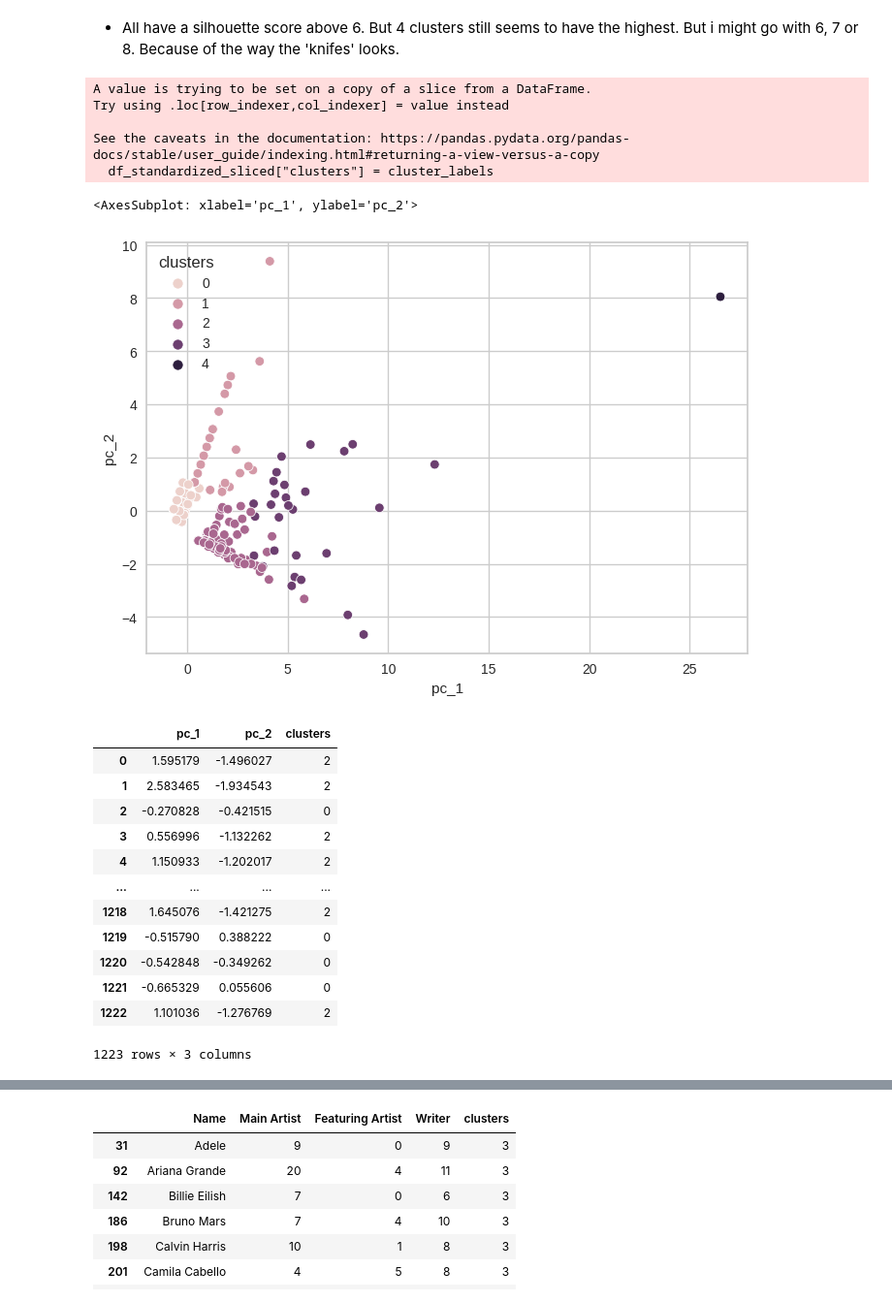
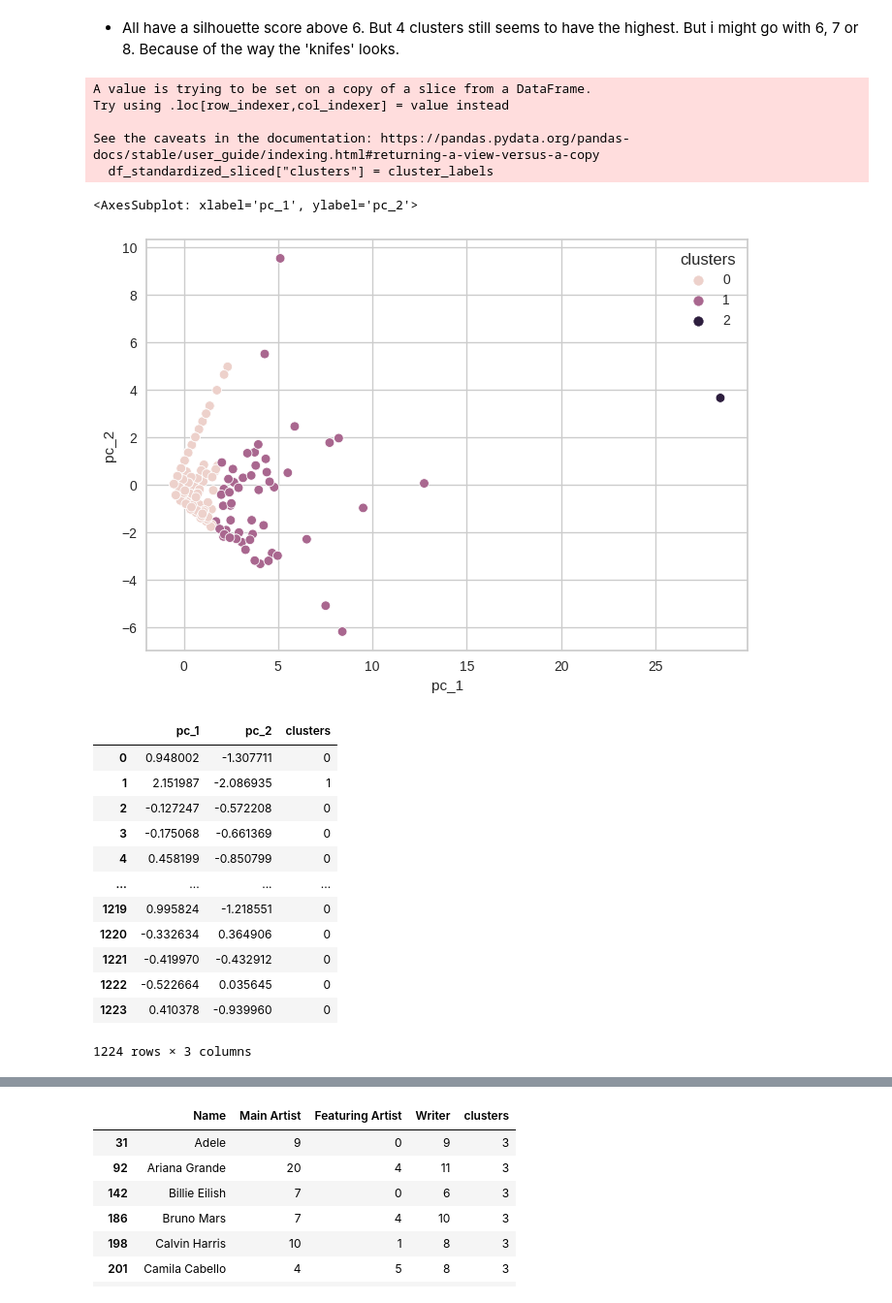
Before and after one commit to JonasRex/JupyterLab_My_Notebooks, a Jupyter notebook: ExamsProject/Clustering with Scikit.ipynb, the cells around one changed output, grey strips where cells are left out. Shown at 97% size. Saved outputs shown, nothing was run; the diff lists cells and outputs as text; code cells hidden in the pictures.

```diff
--- a/ExamsProject/Clustering with Scikit.ipynb
+++ b/ExamsProject/Clustering with Scikit.ipynb
@@ -209,45 +209,45 @@ silhouettePlot(range(3,9), df_standardized_sliced)
 # %% [markdown]
 - All have a silhouette score above 6. But 4 clusters still seems to have the highest. But i might go with 6, 7 or 8. Because of the way the 'knifes' looks.
 # %%
-clusters = 5
+clusters = 3
 
 # Not sure what the random_state is. "..the parameter allows us to reproduce our results..."
 kmeans = KMeans(n_clusters=clusters, random_state=42)
 cluster_labels = kmeans.fit_predict(df_standardized_sliced)
 df_standardized_sliced["clusters"] = cluster_labels
 
 # using PCA to reduce the dimensionality
 pca = PCA(n_components=2, whiten=False, random_state=42)
 authors_standardized_pca = pca.fit_transform(df_standardized_sliced)
 df_authors_standardized_pca = pd.DataFrame(data=authors_standardized_pca, columns=["pc_1", "pc_2"])
 df_authors_standardized_pca["clusters"] = cluster_labels
 
 # plotting the clusters with seaborn
 sns.scatterplot(x="pc_1", y="pc_2", hue="clusters", data=df_authors_standardized_pca)
 # %% [output]
 A value is trying to be set on a copy of a slice from a DataFrame.
 Try using .loc[row_indexer,col_indexer] = value instead
 
 See the caveats in the documentation: https://pandas.pydata.org/pandas-docs/stable/user_guide/indexing.html#returning-a-view-versus-a-copy
   df_standardized_sliced["clusters"] = cluster_labels
 <AxesSubplot: xlabel='pc_1', ylabel='pc_2'>
-[figure, old version]
+[figure, new version]
 # %%
 df_authors_standardized_pca
 # %% [output]
 |  | pc_1 | pc_2 | clusters |
-| 0 | 1.595179 | -1.496027 | 2 |
-| 1 | 2.583465 | -1.934543 | 2 |
-| 2 | -0.270828 | -0.421515 | 0 |
-| 3 | 0.556996 | -1.132262 | 2 |
-| 4 | 1.150933 | -1.202017 | 2 |
+| 0 | 0.948002 | -1.307711 | 0 |
+| 1 | 2.151987 | -2.086935 | 1 |
+| 2 | -0.127247 | -0.572208 | 0 |
+| 3 | -0.175068 | -0.661369 | 0 |
+| 4 | 0.458199 | -0.850799 | 0 |
 | ... | ... | ... | ... |
-| 1218 | 1.645076 | -1.421275 | 2 |
-| 1219 | -0.515790 | 0.388222 | 0 |
-| 1220 | -0.542848 | -0.349262 | 0 |
-| 1221 | -0.665329 | 0.055606 | 0 |
-| 1222 | 1.101036 | -1.276769 | 2 |
+| 1219 | 0.995824 | -1.218551 | 0 |
+| 1220 | -0.332634 | 0.364906 | 0 |
+| 1221 | -0.419970 | -0.432912 | 0 |
+| 1222 | -0.522664 | 0.035645 | 0 |
+| 1223 | 0.410378 | -0.939960 | 0 |
-1223 rows × 3 columns
+1224 rows × 3 columns
 # %%
 cluster_df = df_standardized_sliced[["clusters"]]
 # %%
```
Also changed, not shown: parts of 11 cells of this notebook, 3 other files.
